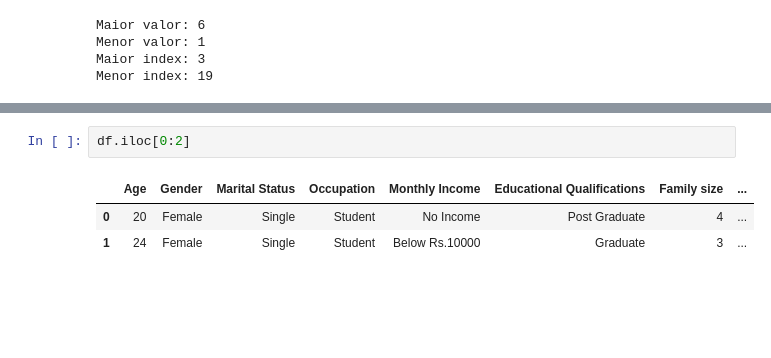
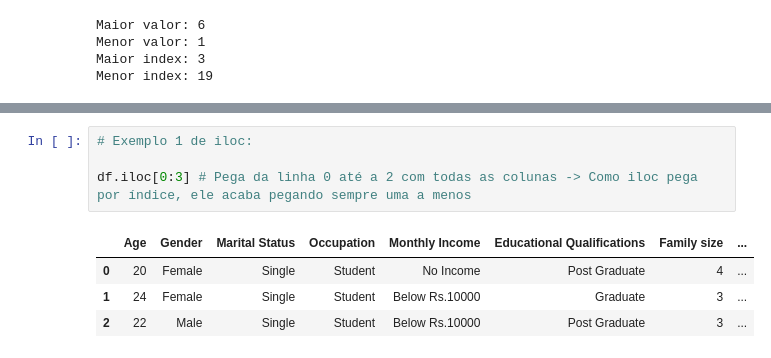
Before and after one commit to FelipeOrlandoLanzara/Data-Science, a Jupyter notebook: 2. Análise de Dados/2.2. Pandas/pandas.ipynb, the cells around one changed output, grey strips where cells are left out. Cells and saved outputs as stored; diff of their text form; blank space fills up the shorter version.

```diff
--- a/2. Análise de Dados/2.2. Pandas/pandas.ipynb
+++ b/2. Análise de Dados/2.2. Pandas/pandas.ipynb
@@ -426,6 +471,9 @@ Menor index: 19
 # %%
-df.iloc[0:2]
+# Exemplo 1 de iloc:
+
+df.iloc[0:3] # Pega da linha 0 até a 2 com todas as colunas -> Como iloc pega por índice, ele acaba pegando sempre uma a menos
 # %% [output]
 |  | Age | Gender | Marital Status | Occupation | Monthly Income | Educational Qualifications | Family size | ... |
 | 0 | 20 | Female | Single | Student | No Income | Post Graduate | 4 | ... |
 | 1 | 24 | Female | Single | Student | Below Rs.10000 | Graduate | 3 | ... |
+| 2 | 22 | Male | Single | Student | Below Rs.10000 | Post Graduate | 3 | ... |
```
Also changed, not shown: parts of 17 cells of this notebook.
